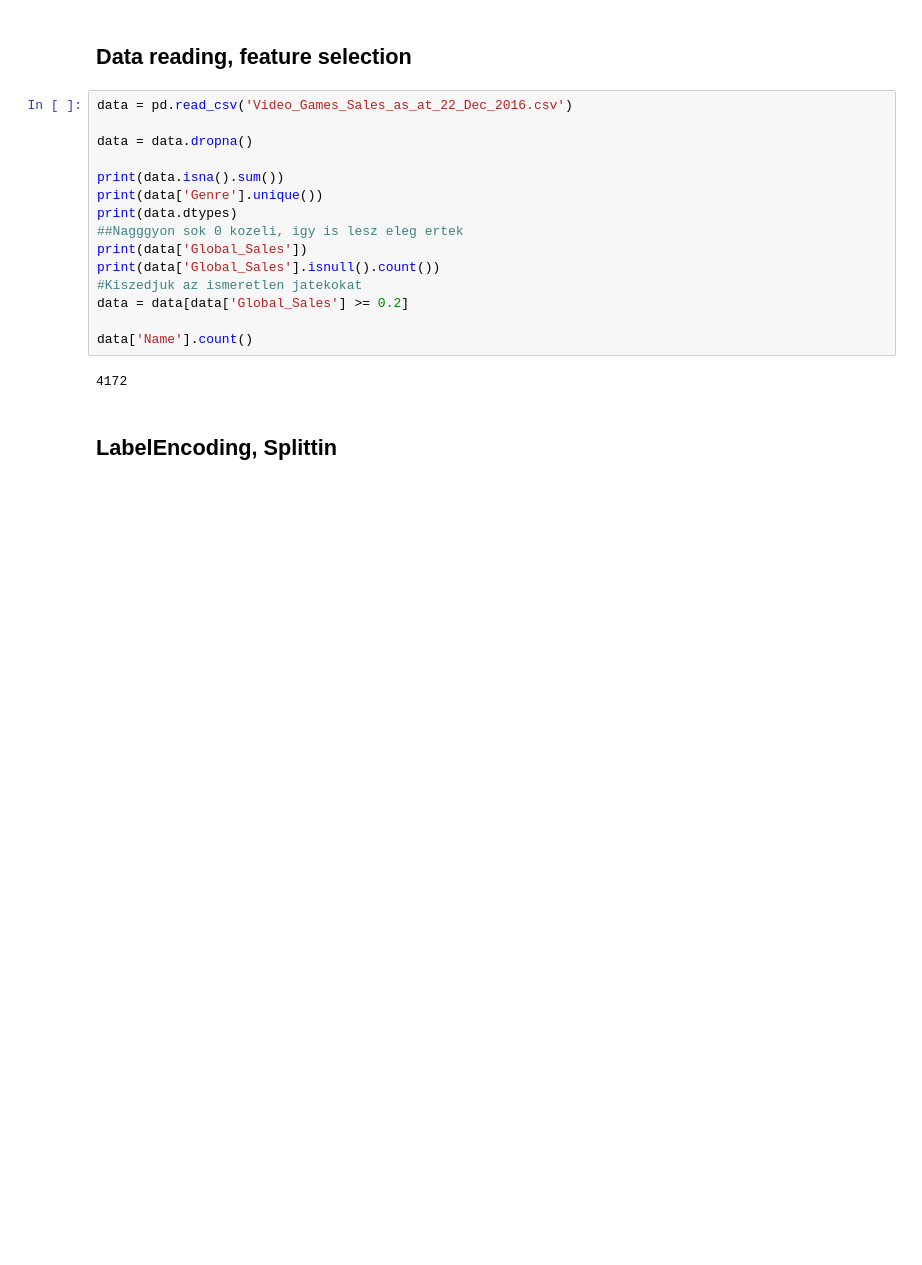
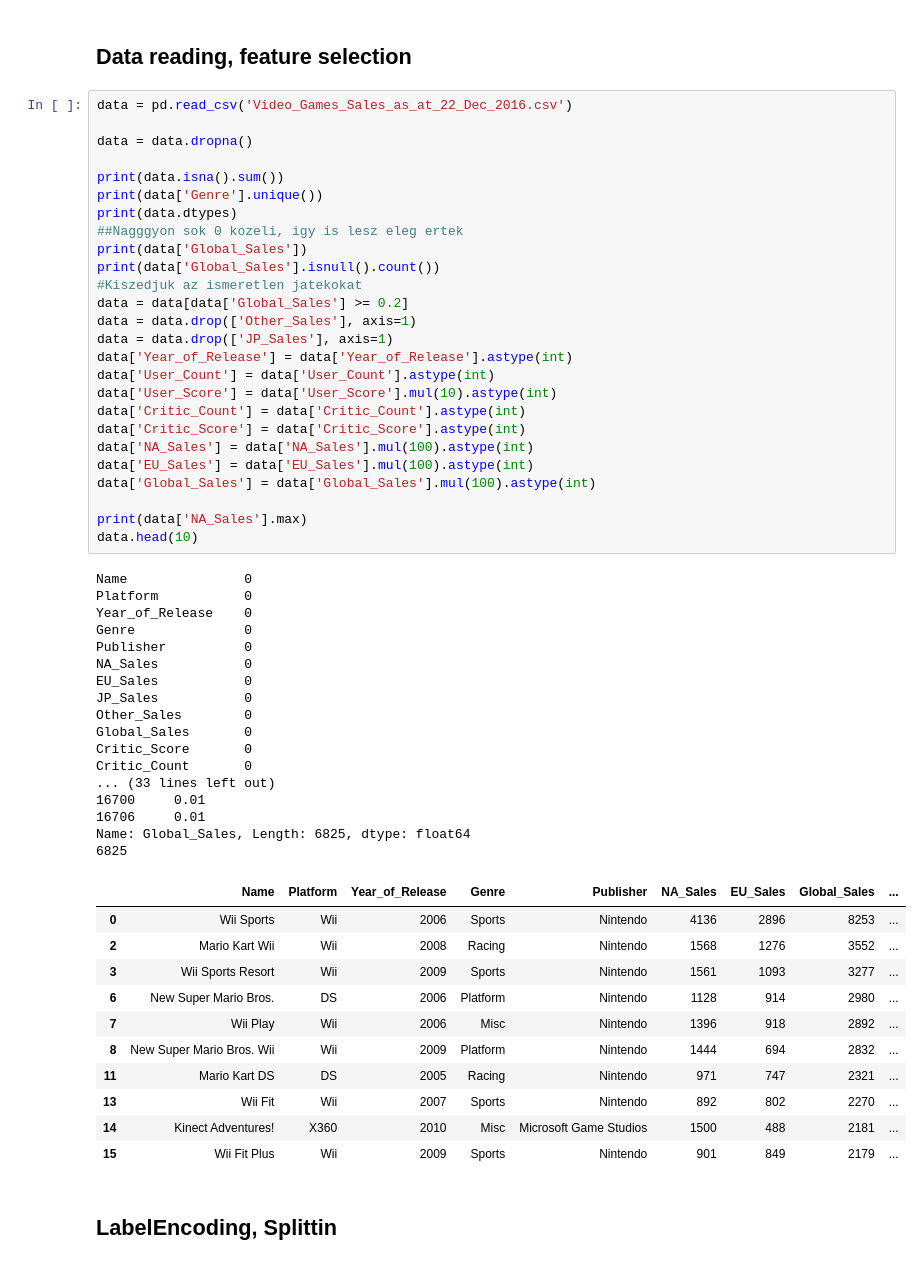
Before and after one commit to davidjoo2000/Video_Games_Sales_Classification, a Jupyter notebook: videogamessales_classificaton.ipynb, the cells around one changed output. Saved outputs shown, nothing was run; the diff lists cells and outputs as text; blank space fills up the shorter version.

```diff
--- a/videogamessales_classificaton.ipynb
+++ b/videogamessales_classificaton.ipynb
@@ -20,20 +23,58 @@ from sklearn.pipeline import Pipeline
 # %%
 data = pd.read_csv('Video_Games_Sales_as_at_22_Dec_2016.csv')
 
 data = data.dropna()
 
 print(data.isna().sum())
 print(data['Genre'].unique())
 print(data.dtypes)
 ##Nagggyon sok 0 kozeli, igy is lesz eleg ertek
 print(data['Global_Sales'])
 print(data['Global_Sales'].isnull().count())
 #Kiszedjuk az ismeretlen jatekokat
 data = data[data['Global_Sales'] >= 0.2]
+data = data.drop(['Other_Sales'], axis=1)
+data = data.drop(['JP_Sales'], axis=1)
+data['Year_of_Release'] = data['Year_of_Release'].astype(int)
+data['User_Count'] = data['User_Count'].astype(int)
+data['User_Score'] = data['User_Score'].mul(10).astype(int)
+data['Critic_Count'] = data['Critic_Count'].astype(int)
+data['Critic_Score'] = data['Critic_Score'].astype(int)
+data['NA_Sales'] = data['NA_Sales'].mul(100).astype(int)
+data['EU_Sales'] = data['EU_Sales'].mul(100).astype(int)
+data['Global_Sales'] = data['Global_Sales'].mul(100).astype(int)
 
-data['Name'].count()
+print(data['NA_Sales'].max)
+data.head(10)
 # %% [output]
-4172
+Name               0
+Platform           0
+Year_of_Release    0
+Genre              0
+Publisher          0
+NA_Sales           0
+EU_Sales           0
+JP_Sales           0
+Other_Sales        0
+Global_Sales       0
+Critic_Score       0
+Critic_Count       0
+... (33 lines left out)
+16700     0.01
+16706     0.01
+Name: Global_Sales, Length: 6825, dtype: float64
+6825
+|  | Name | Platform | Year_of_Release | Genre | Publisher | NA_Sales | EU_Sales | Global_Sales | ... |
+| 0 | Wii Sports | Wii | 2006 | Sports | Nintendo | 4136 | 2896 | 8253 | ... |
+| 2 | Mario Kart Wii | Wii | 2008 | Racing | Nintendo | 1568 | 1276 | 3552 | ... |
+| 3 | Wii Sports Resort | Wii | 2009 | Sports | Nintendo | 1561 | 1093 | 3277 | ... |
+| 6 | New Super Mario Bros. | DS | 2006 | Platform | Nintendo | 1128 | 914 | 2980 | ... |
+| 7 | Wii Play | Wii | 2006 | Misc | Nintendo | 1396 | 918 | 2892 | ... |
+| 8 | New Super Mario Bros. Wii | Wii | 2009 | Platform | Nintendo | 1444 | 694 | 2832 | ... |
+| 11 | Mario Kart DS | DS | 2005 | Racing | Nintendo | 971 | 747 | 2321 | ... |
+| 13 | Wii Fit | Wii | 2007 | Sports | Nintendo | 892 | 802 | 2270 | ... |
+| 14 | Kinect Adventures! | X360 | 2010 | Misc | Microsoft Game Studios | 1500 | 488 | 2181 | ... |
+| 15 | Wii Fit Plus | Wii | 2009 | Sports | Nintendo | 901 | 849 | 2179 | ... |
 # %% [markdown]
 ## LabelEncoding, Splittin
 # %%
```
Also changed, not shown: parts of 21 cells of this notebook, 12 other files.
